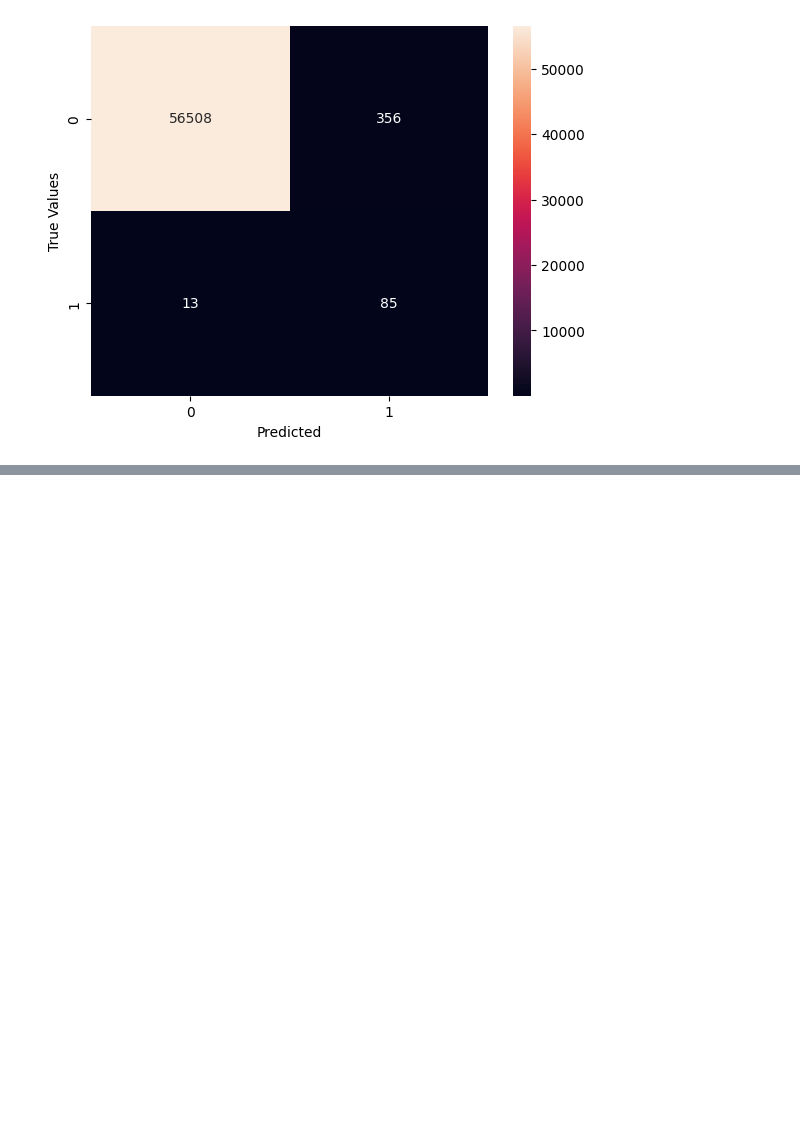
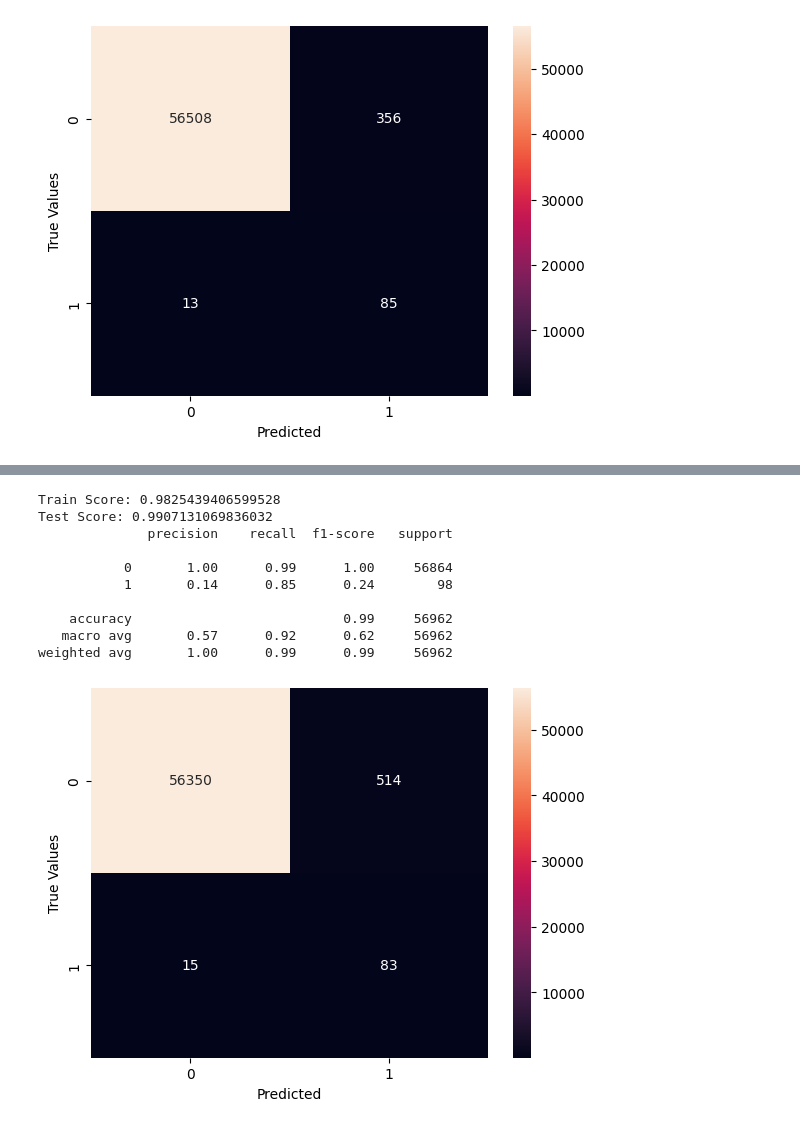
Before and after one commit to IrfanCamparaGithub/AppliedMachineLearningFraudProject, a Jupyter notebook: creditcardfrauddetection.ipynb, the cells around one changed output, grey strips where cells are left out. Saved outputs shown, nothing was run; the diff lists cells and outputs as text; code cells hidden in the pictures; blank space fills up the shorter version.

```diff
--- a/creditcardfrauddetection.ipynb
+++ b/creditcardfrauddetection.ipynb
@@ -523,0 +588,27 @@ NameError: name 'X_train_adasyn' is not defined
+# %%
+mlp = MLPClassifier(random_state=0, activation = 'relu', hidden_layer_sizes= (100, 100), solver = 'adam')
+mlp.fit(X_train_adasyn, t_train_adasyn)
+train_score = mlp.score(X_train_adasyn, t_train_adasyn)
+
+test_score = mlp.score(X_test, t_test)
+print("Train Score: "+ str(train_score))
+print("Test Score: " + str(test_score))
+y_pred = mlp.predict(X_test)
+print(classification_report(t_test, y_pred))
+cm = confusion_matrix(t_test, y_pred)
+sns.heatmap(cm, annot=True, fmt = "d")
+plt.xlabel('Predicted')
+plt.ylabel('True Values')
+plt.show()
+# %% [output]
+Train Score: 0.9825439406599528
+Test Score: 0.9907131069836032
+              precision    recall  f1-score   support
+
+           0       1.00      0.99      1.00     56864
+           1       0.14      0.85      0.24        98
+
+    accuracy                           0.99     56962
+   macro avg       0.57      0.92      0.62     56962
+weighted avg       1.00      0.99      0.99     56962
+[figure, added]
```
Also changed, not shown: parts of 18 cells of this notebook.
